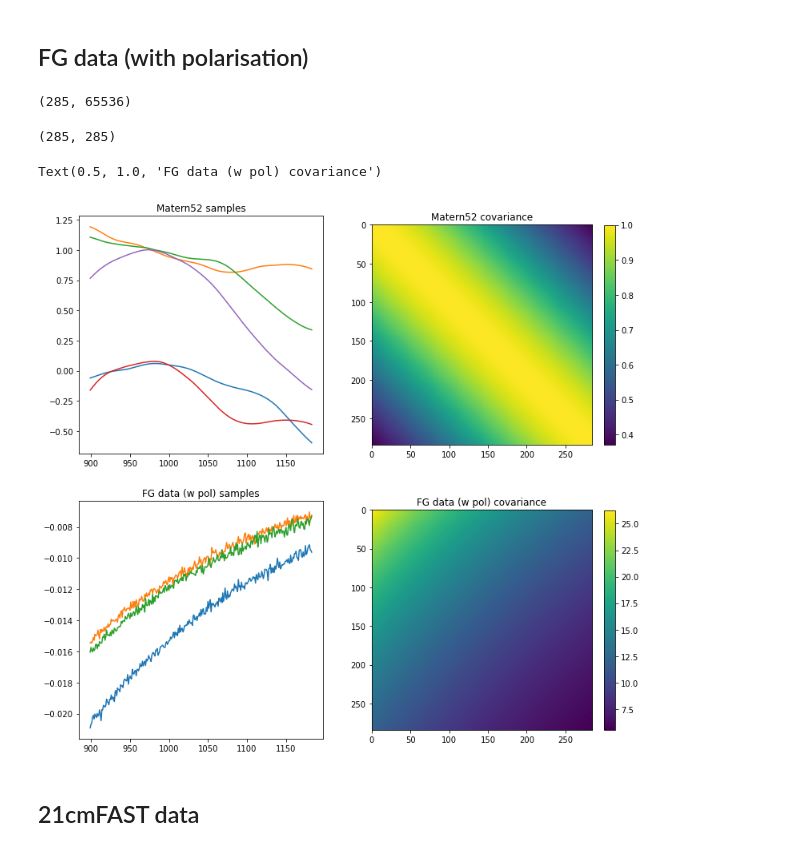
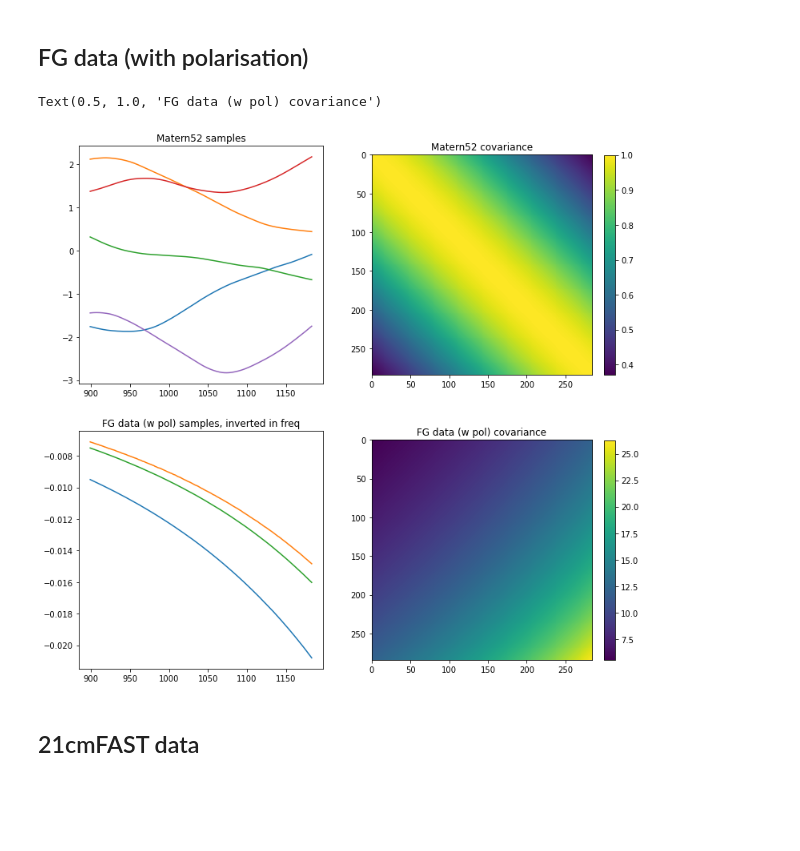
Before and after one commit to paulassoares/gpr4im, a Jupyter notebook: Jupyter Notebooks/LoS_Plots.ipynb, the cells around one changed output. Saved outputs shown, nothing was run; the diff lists cells and outputs as text; code cells hidden in the pictures; blank space fills up the shorter version.

Commit message:
now looking at foregrounds without signal and noise, in isolation

```diff
--- a/Jupyter Notebooks/LoS_Plots.ipynb
+++ b/Jupyter Notebooks/LoS_Plots.ipynb
@@ -13,9 +13,9 @@ import cov_tools as cov
 Also calculating frequency covariance matrix in Fourier space
 # %%
 # loading image data:
-HI_data = np.load('../Data/dT_HI_15mBeam.npy')
-FG_nopol_data = np.load('../Data/dT_HI+noise+FGnopol_Stripe82_15mBeam_unsmoothednoise.npy')
-FG_wpol_data = np.load('../Data/dT_HI+noise+FGwpol_Stripe82_15mBeam_unsmoothednoise.npy')
+HI_data = np.load('../Data/dT_HI_smoothed.npy')
+FG_nopol_data = np.load('../Data/dT_FGnopol_Stripe82_smoothed.npy')
+FG_wpol_data = np.load('../Data/dT_FGwpol_Stripe82_smoothed.npy')
 
 # converting to visbility:
 df = 1 # frequency resolution of data (MHz)
@@ -30,8 +30,8 @@ FG_wpol_data_vis = load.generateCartDataCube(FG_wpol_data, vmin, vmax, df, nx, n
 
 # calculate frequency covariance matrices:
 C_HI = np.cov(HI_data_vis.data)
-C_FGnopol = np.cov(FG_nopol_data_vis.data)
-C_FGwpol = np.cov(FG_wpol_data_vis.data)
+C_FGnopol = np.cov(FG_nopol_data_vis.data[::-1])
+C_FGwpol = np.cov(FG_wpol_data_vis.data[::-1])
 # %% [markdown]
 ## HI Data
 # %%
@@ -103,38 +101,30 @@ X = FG_wpol_data_vis.freqs/1e6 # dividing this all by 1e6 (or another value) see
 kernel_name='Matern52'
 # get Z (samples from multivariate distribution with mean zero and covariance C) and C (covariance):
 Z, C = cov.get_kernel_samples(kernel_name, X, 20, l=220)
-# %%
-FG_wpol_data_vis.data.shape
-# %% [output]
-(285, 65536)
-# %%
-C_FGwpol.shape
-# %% [output]
-(285, 285)
 # %%
 fig = plt.figure(figsize=(12,12))     # open a new plotting window
 plt.subplot(221)
 for i in range(5):
     plt.plot(X[:],Z[i,:])
 plt.title('{} samples'.format(kernel_name))
 
 plt.subplot(222)
 pos = plt.imshow(C, interpolation='nearest')
 fig.colorbar(pos, fraction=0.045)
 plt.title('{} covariance'.format(kernel_name))
 
 plt.subplot(223)
 for i in (11,110,210):
-    plt.plot(X, np.real(FG_wpol_data_vis.data[:,i]))
-plt.title('FG data (w pol) samples')
+    plt.plot(X, np.real(FG_wpol_data_vis.data[:,i][::-1]))
+plt.title('FG data (w pol) samples, inverted in freq')
 
 plt.subplot(224)
 pos = plt.imshow(np.real(C_FGwpol), interpolation='nearest')
 fig.colorbar(pos, fraction=0.045)
 plt.title('FG data (w pol) covariance')
 # %% [output]
 Text(0.5, 1.0, 'FG data (w pol) covariance')
-[figure, old version]
+[figure, new version]
 # %% [markdown]
 ## 21cmFAST data
 # %%
```
Also changed, not shown: parts of 4 cells of this notebook.
